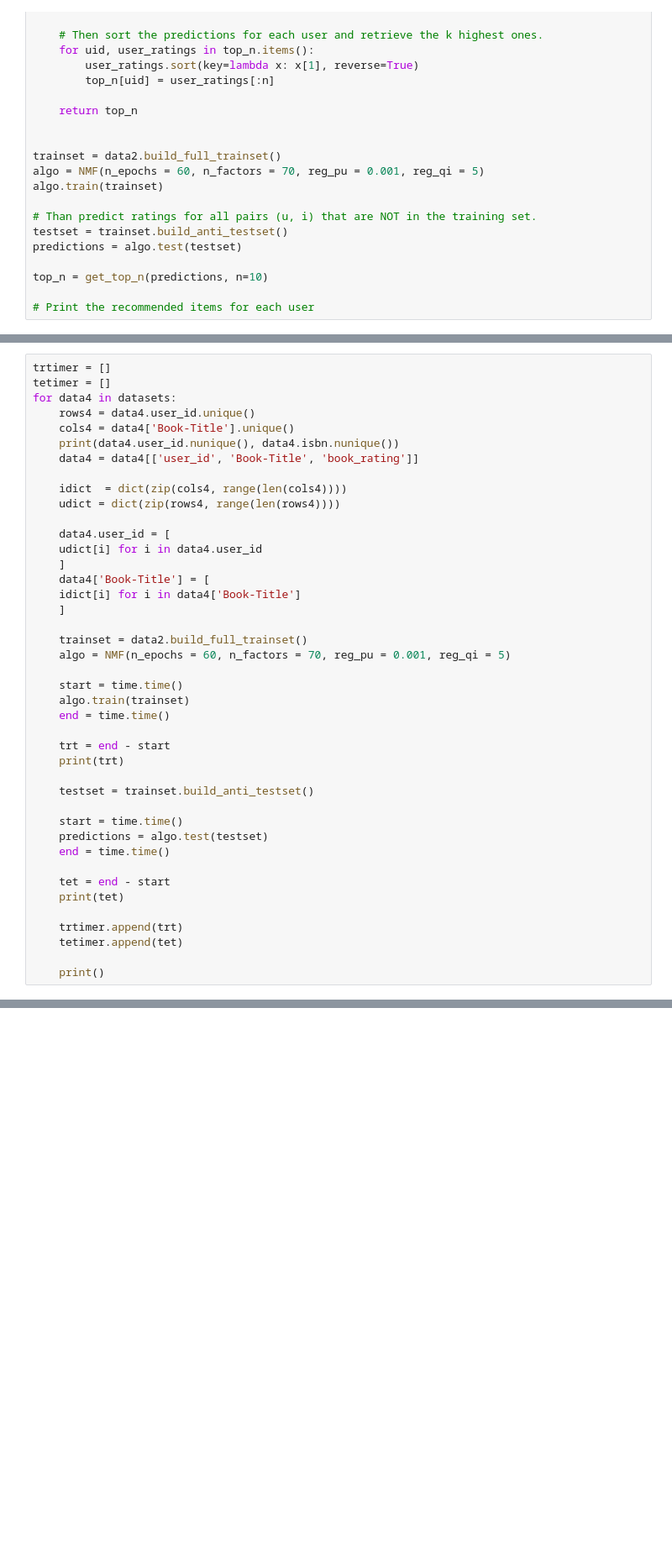
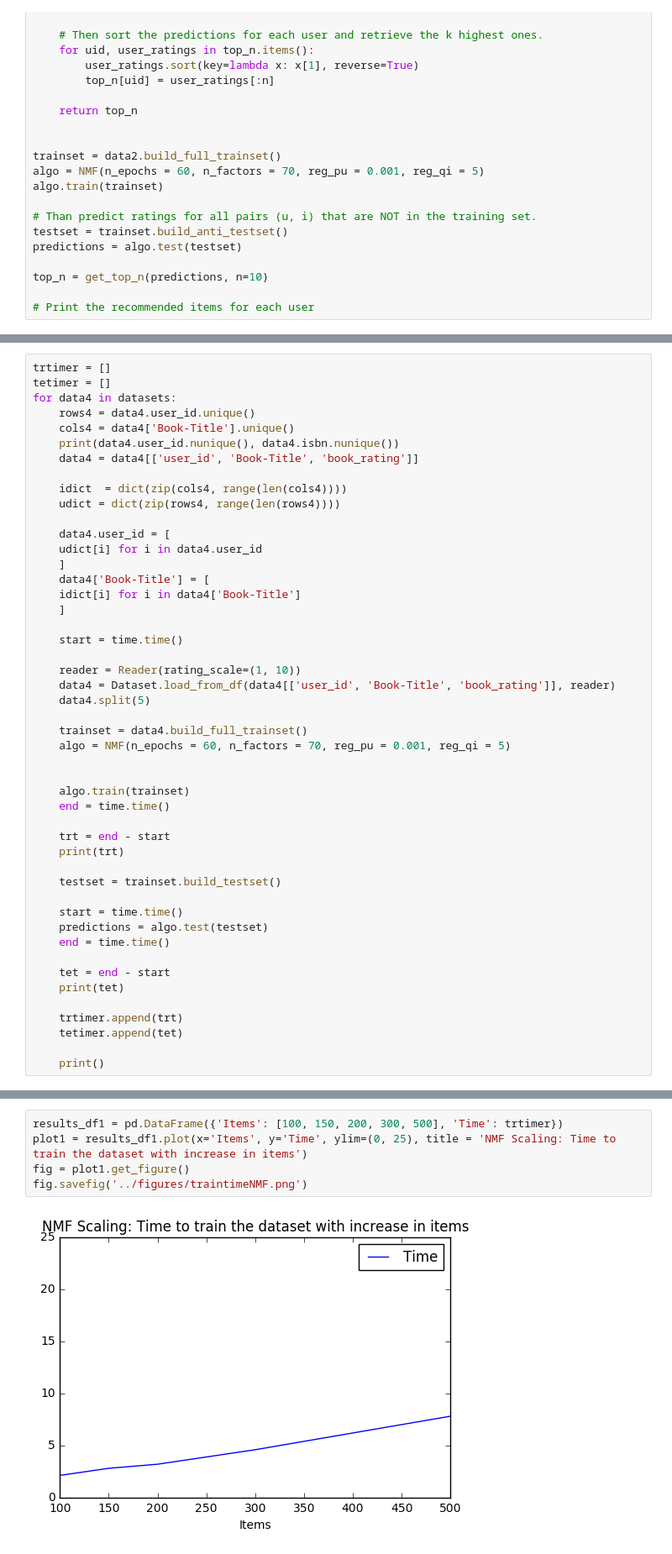
Before and after one commit to tjdharamsi/E4571-Personalisation-Theory-Project, a Jupyter notebook: Part1/analysis/CF-Data.ipynb, the cells around one changed output, grey strips where cells are left out. Shown at 84% size. Drawn from its saved outputs; the diff is of its cells as text; blank space fills up the shorter version.

```diff
--- a/Part1/analysis/CF-Data.ipynb
+++ b/Part1/analysis/CF-Data.ipynb
@@ -752,17 +816,23 @@ for data4 in datasets:
     idict[i] for i in data4['Book-Title']
     ]
 
-    trainset = data2.build_full_trainset()
+    start = time.time()
+
+    reader = Reader(rating_scale=(1, 10))
+    data4 = Dataset.load_from_df(data4[['user_id', 'Book-Title', 'book_rating']], reader)
+    data4.split(5)
+
+    trainset = data4.build_full_trainset()
     algo = NMF(n_epochs = 60, n_factors = 70, reg_pu = 0.001, reg_qi = 5)
 
-    start = time.time()
+
     algo.train(trainset)
     end = time.time()
 
     trt = end - start
     print(trt)
 
-    testset = trainset.build_anti_testset()
+    testset = trainset.build_testset()
 
     start = time.time()
     predictions = algo.test(testset)
@@ -806,0 +877,7 @@ See the caveats in the documentation: http://pandas.pydata.org/pandas-docs/stabl
+# %%
+results_df1 = pd.DataFrame({'Items': [100, 150, 200, 300, 500], 'Time': trtimer})
+plot1 = results_df1.plot(x='Items', y='Time', ylim=(0, 25), title = 'NMF Scaling: Time to train the dataset with increase in items')
+fig = plot1.get_figure()
+fig.savefig('../figures/traintimeNMF.png')
+# %% [output]
+[figure, added]
```
Also changed, not shown: parts of 32 cells of this notebook, 8 other files.
